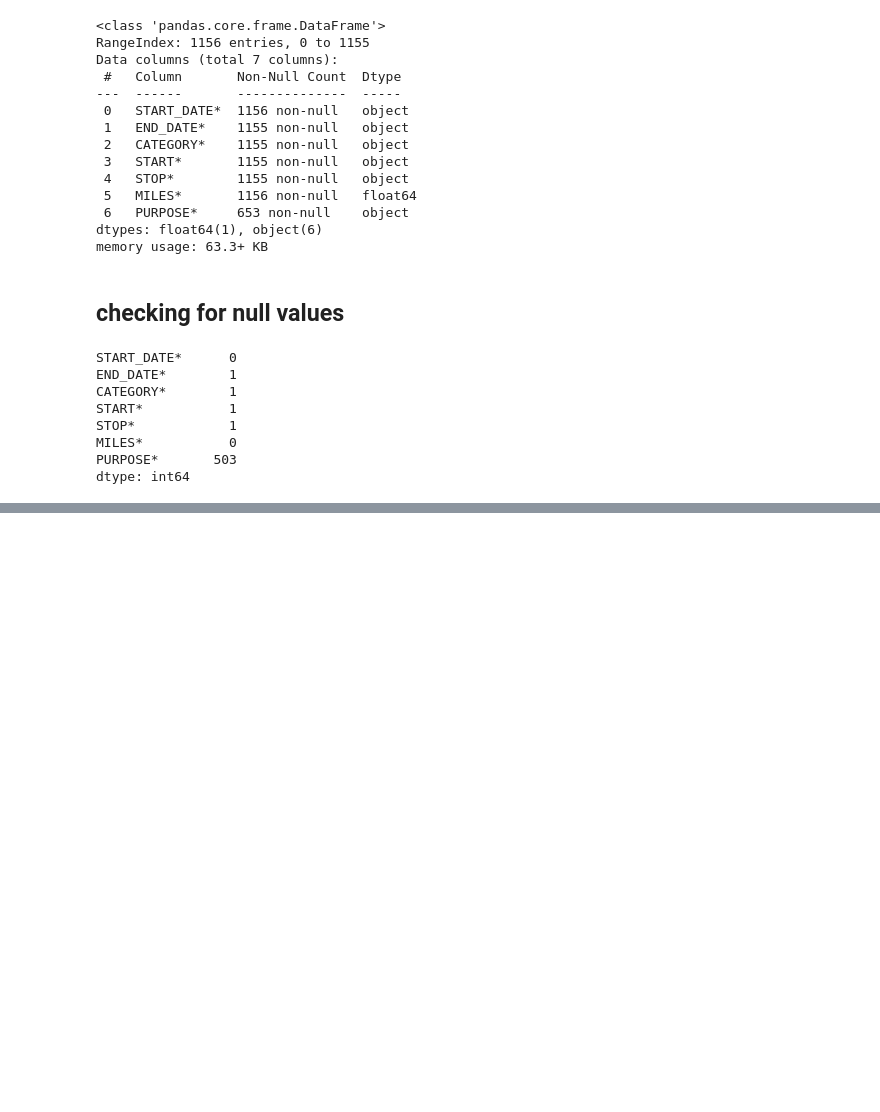
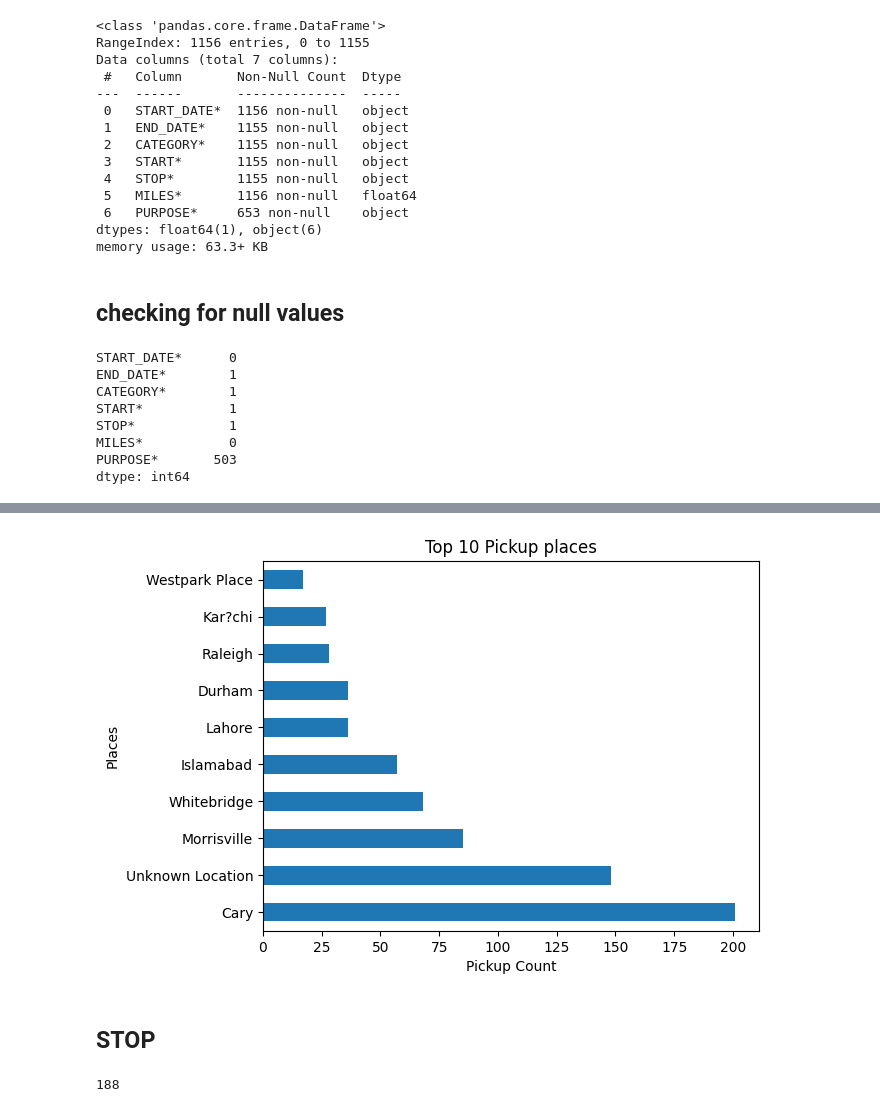
Before and after one commit to TejasPosupo/CodeClause_Internship_tasks, a Jupyter notebook: Uber Data Analytics/Uber Data Anaytics.ipynb, the cells around one changed output, grey strips where cells are left out. Saved outputs shown, nothing was run; the diff lists cells and outputs as text; code cells hidden in the pictures; blank space fills up the shorter version.

```diff
--- a/Uber Data Analytics/Uber Data Anaytics.ipynb
+++ b/Uber Data Analytics/Uber Data Anaytics.ipynb
@@ -56,0 +205,10 @@ dtype: int64
+# %%
+df['START*'].value_counts(ascending=False)[:10].plot(kind='barh',ylabel='Places', xlabel='Pickup Count', title='Top 10 Pickup places');
+# %% [output]
+[figure, added]
+# %% [markdown]
+## STOP
+# %%
+len(df['STOP*'].unique())
+# %% [output]
+188
```
Also changed, not shown: parts of 31 cells of this notebook.
